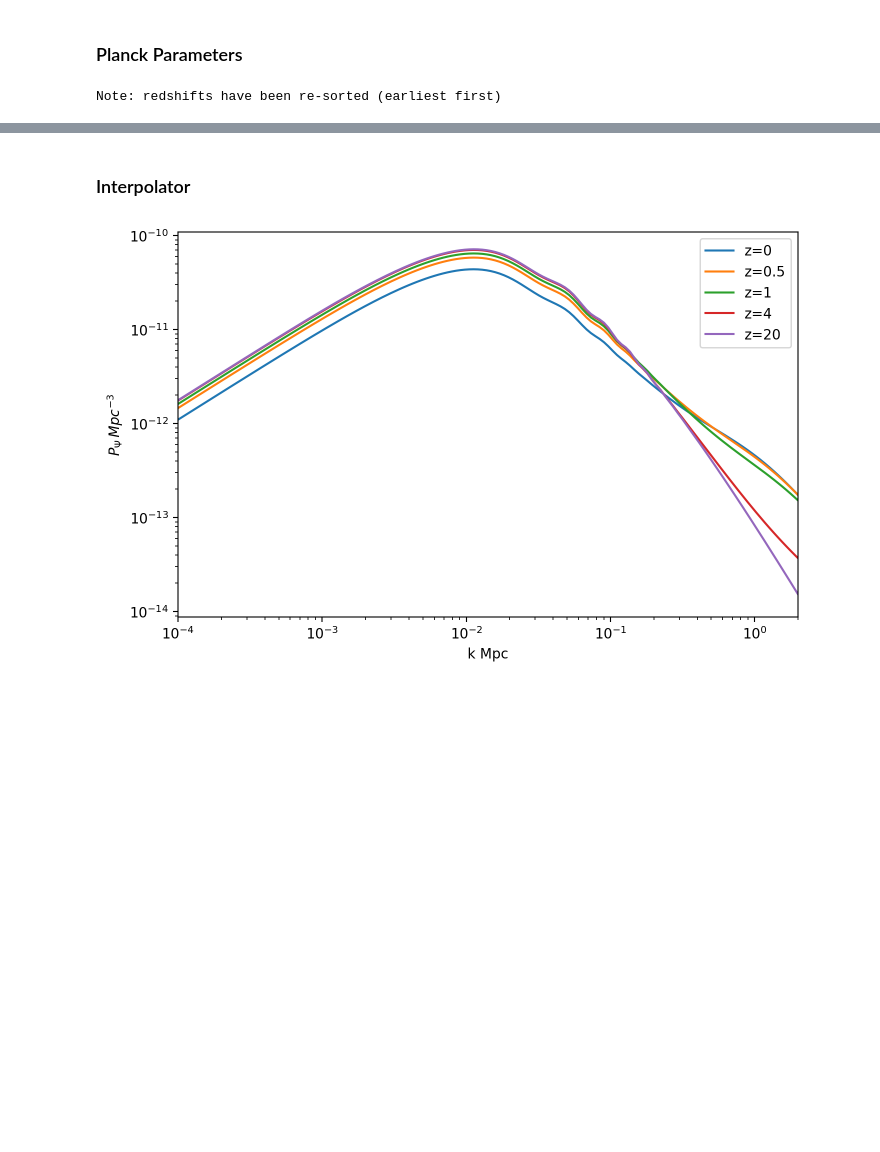
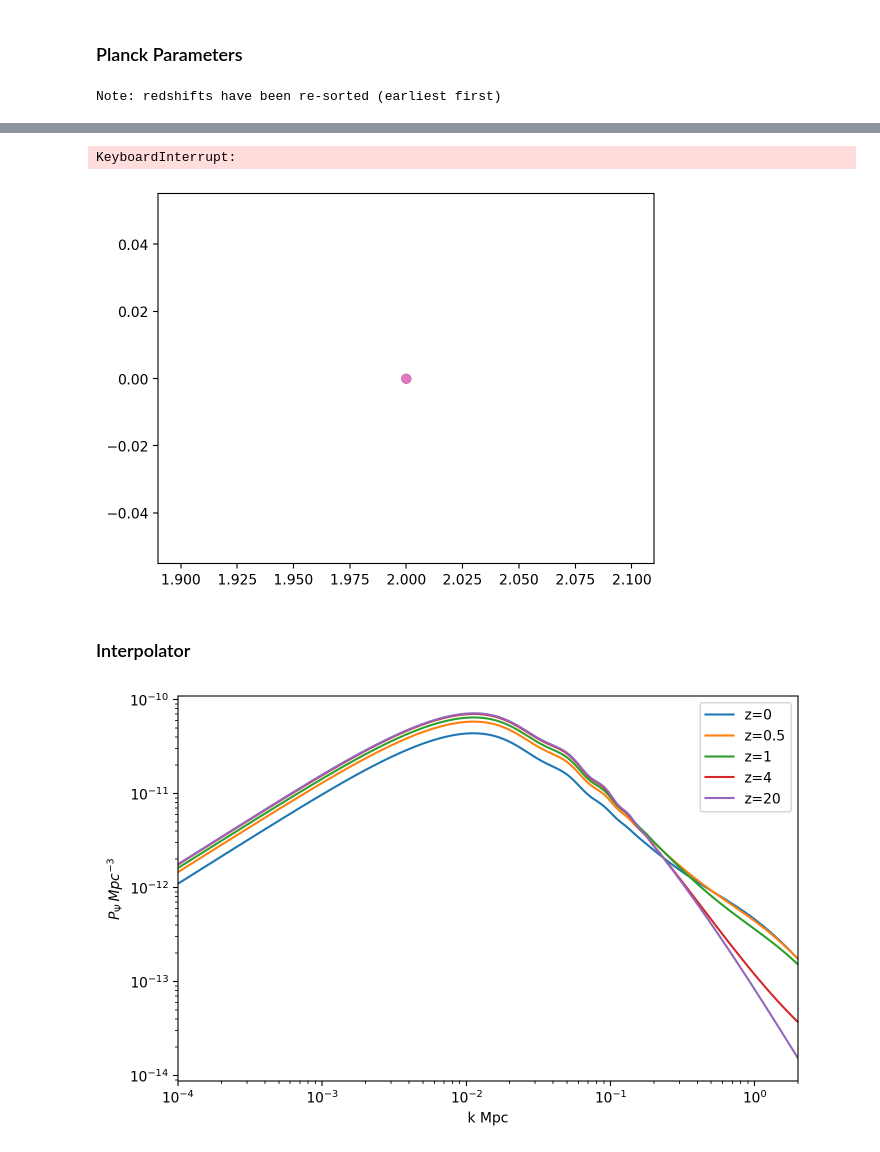
Before and after one commit to vPedreros/dfi-summer-2023, a Jupyter notebook: summer_nb.ipynb, the cells around one changed output, grey strips where cells are left out. Saved outputs shown, nothing was run; the diff lists cells and outputs as text; code cells hidden in the pictures; blank space fills up the shorter version.

```diff
--- a/summer_nb.ipynb
+++ b/summer_nb.ipynb
@@ -436,14 +438,17 @@ KeyboardInterrupt:
 # %%
 fig, ax = plt.subplots()
 
 
-for l in range(6):
+for l in ls:
     for i in range(10):
         for j in range(10):
-            ax.scatter(l, convergence_gammagamma(i, j, l), label='bins %s'%(str(i)+'&'+str(j)))
+            ax.scatter(l, convergence_gammagamma(i, j, l))#, label='bins %s'%(str(i)+'&'+str(j)))
 ax.set_xlabel('Multipole l')
 ax.set_ylabel('C')
 ax.legend()
+# %% [output]
+KeyboardInterrupt:
+[figure, added]
 # %% [markdown]
 ### Interpolator
 # %%
```
Also changed, not shown: parts of 14 cells of this notebook.
